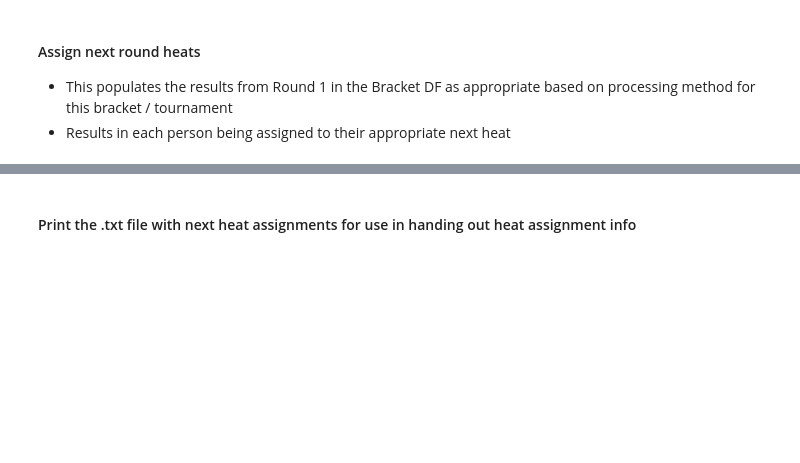
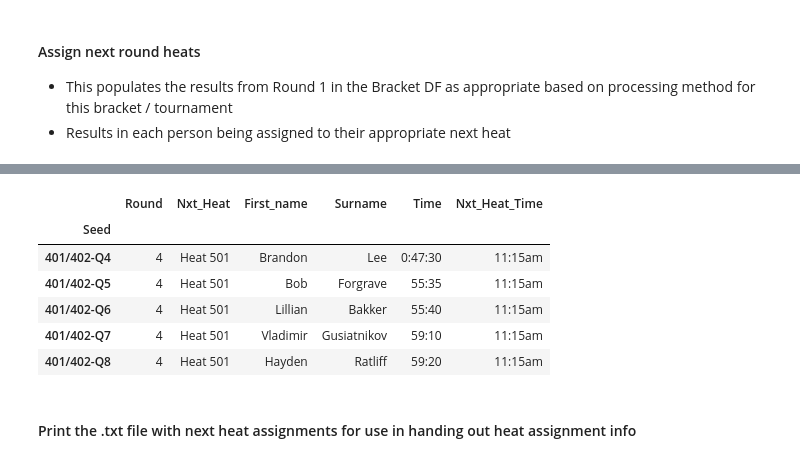
Before and after one commit to gcnuss/SART_Automation, a Jupyter notebook: 2017_SART.ipynb, the cells around one changed output, grey strips where cells are left out. Drawn from its saved outputs; the diff is of its cells as text; code cells hidden in the pictures; blank space fills up the shorter version.

```diff
--- a/2017_SART.ipynb
+++ b/2017_SART.ipynb
@@ -616,6 +637,14 @@ sart17.nxt_ht_assigns(r4_results, 4)
 # %%
 #visual for example purposes:
-sart17.bracket_df[(sart17.bracket_df['Nxt_Heat'] == 'Heat 511')]
+sart17.bracket_df[(sart17.bracket_df['Nxt_Heat'] == 'Heat 501')]
+# %% [output]
+|  | Round | Nxt_Heat | First_name | Surname | Time | Nxt_Heat_Time |
+| Seed |  |  |  |  |  |  |
+| 401/402-Q4 | 4 | Heat 501 | Brandon | Lee | 0:47:30 | 11:15am |
+| 401/402-Q5 | 4 | Heat 501 | Bob | Forgrave | 55:35 | 11:15am |
+| 401/402-Q6 | 4 | Heat 501 | Lillian | Bakker | 55:40 | 11:15am |
+| 401/402-Q7 | 4 | Heat 501 | Vladimir | Gusiatnikov | 59:10 | 11:15am |
+| 401/402-Q8 | 4 | Heat 501 | Hayden | Ratliff | 59:20 | 11:15am |
 # %% [markdown]
 #### Print the .txt file with next heat assignments for use in handing out heat assignment info
 # %%
```
Also changed, not shown: parts of 10 cells of this notebook, 3 other files.
